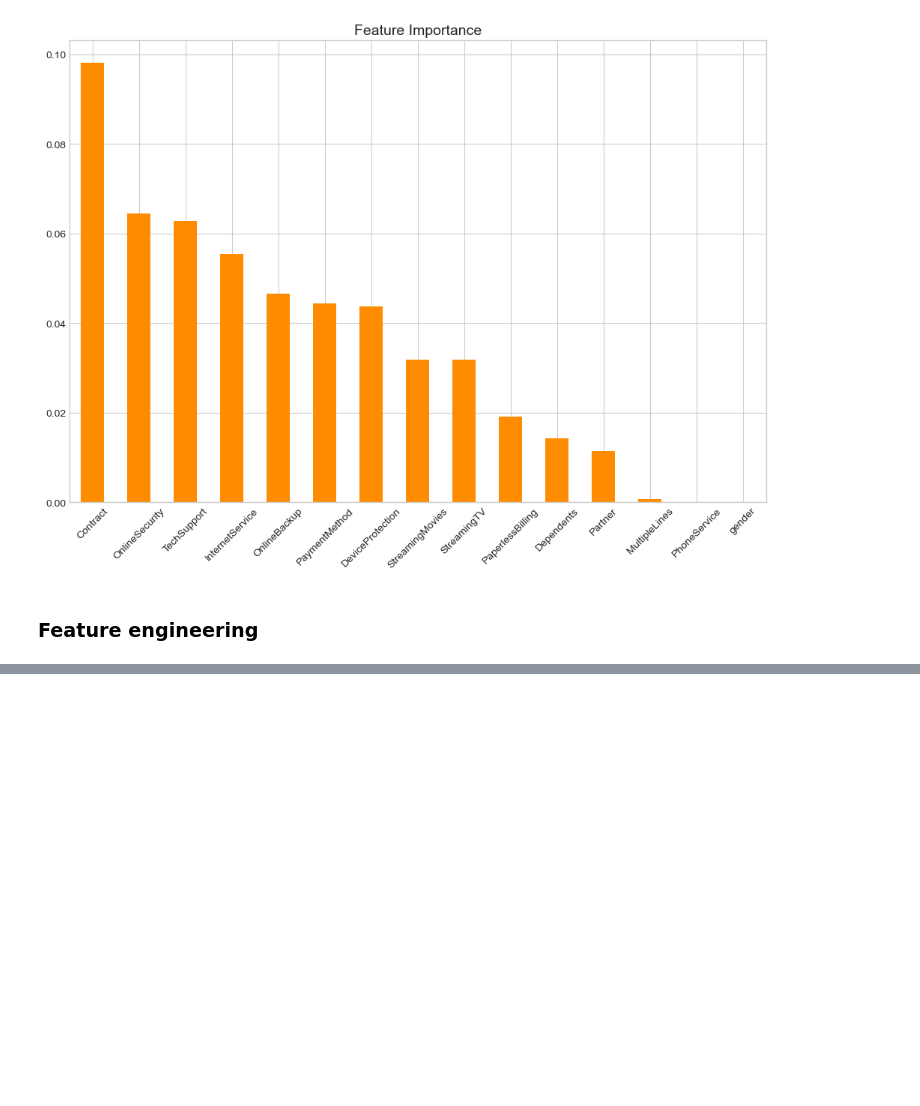
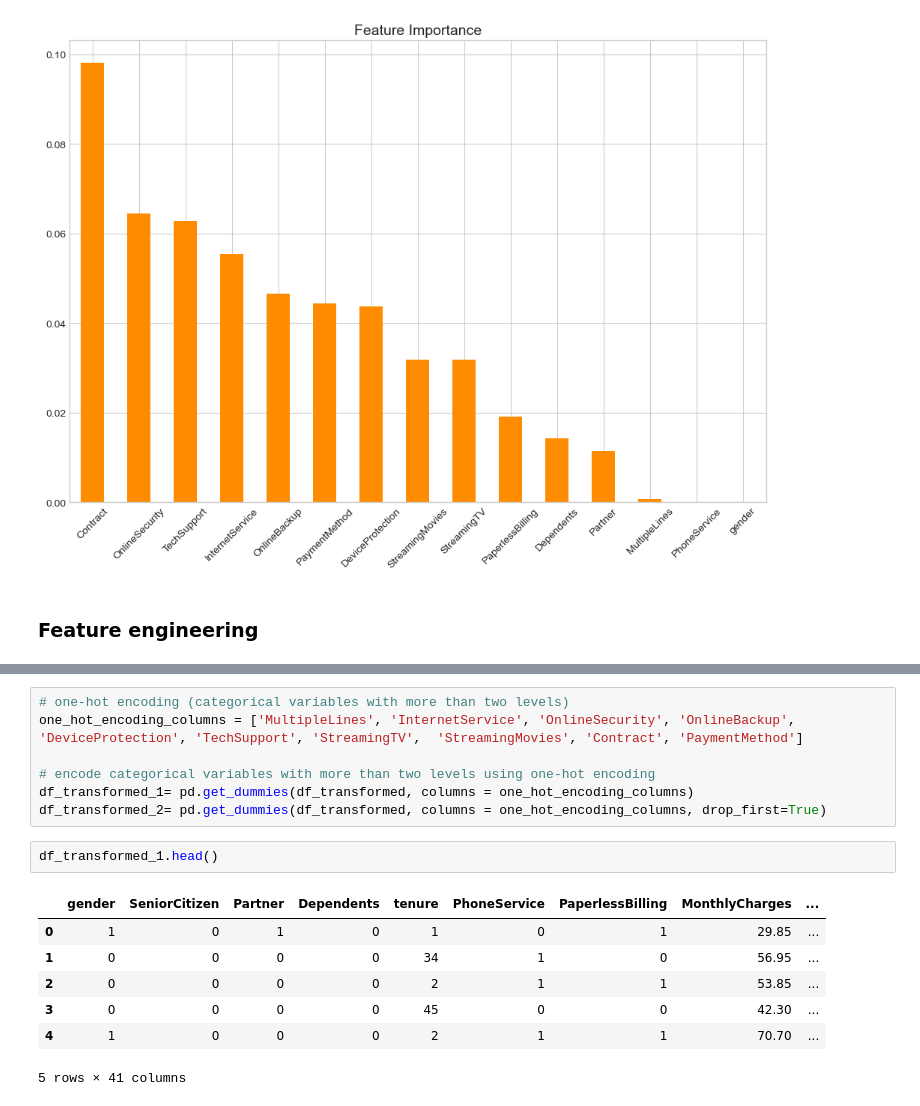
Before and after one commit to alicia-gleeson/UCDPA_aliciagleeson, a Jupyter notebook: customer_churn_prediction.ipynb, the cells around one changed output, grey strips where cells are left out. Cells and saved outputs as stored; diff of their text form; blank space fills up the shorter version.

```diff
--- a/customer_churn_prediction.ipynb
+++ b/customer_churn_prediction.ipynb
@@ -488,0 +514,17 @@ ax.tick_params(axis='x', rotation=45)
+# %%
+# one-hot encoding (categorical variables with more than two levels)
+one_hot_encoding_columns = ['MultipleLines', 'InternetService', 'OnlineSecurity', 'OnlineBackup', 'DeviceProtection', 'TechSupport', 'StreamingTV',  'StreamingMovies', 'Contract', 'PaymentMethod']
+
+# encode categorical variables with more than two levels using one-hot encoding
+df_transformed_1= pd.get_dummies(df_transformed, columns = one_hot_encoding_columns)
+df_transformed_2= pd.get_dummies(df_transformed, columns = one_hot_encoding_columns, drop_first=True)
+# %%
+df_transformed_1.head()
+# %% [output]
+|  | gender | SeniorCitizen | Partner | Dependents | tenure | PhoneService | PaperlessBilling | MonthlyCharges | ... |
+| 0 | 1 | 0 | 1 | 0 | 1 | 0 | 1 | 29.85 | ... |
+| 1 | 0 | 0 | 0 | 0 | 34 | 1 | 0 | 56.95 | ... |
+| 2 | 0 | 0 | 0 | 0 | 2 | 1 | 1 | 53.85 | ... |
+| 3 | 0 | 0 | 0 | 0 | 45 | 0 | 0 | 42.30 | ... |
+| 4 | 1 | 0 | 0 | 0 | 2 | 1 | 1 | 70.70 | ... |
+5 rows × 41 columns
```
Also changed, not shown: parts of 17 cells of this notebook.
